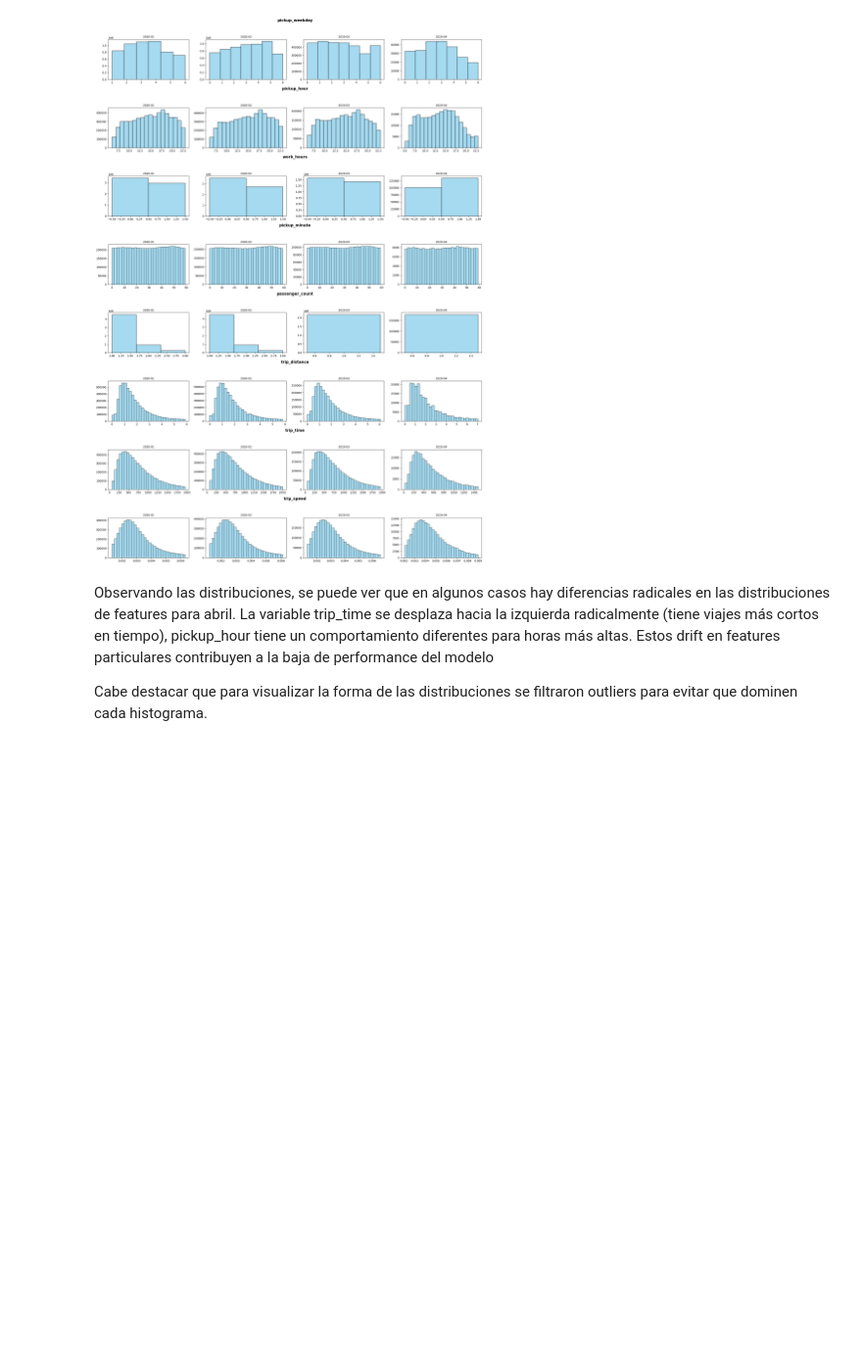
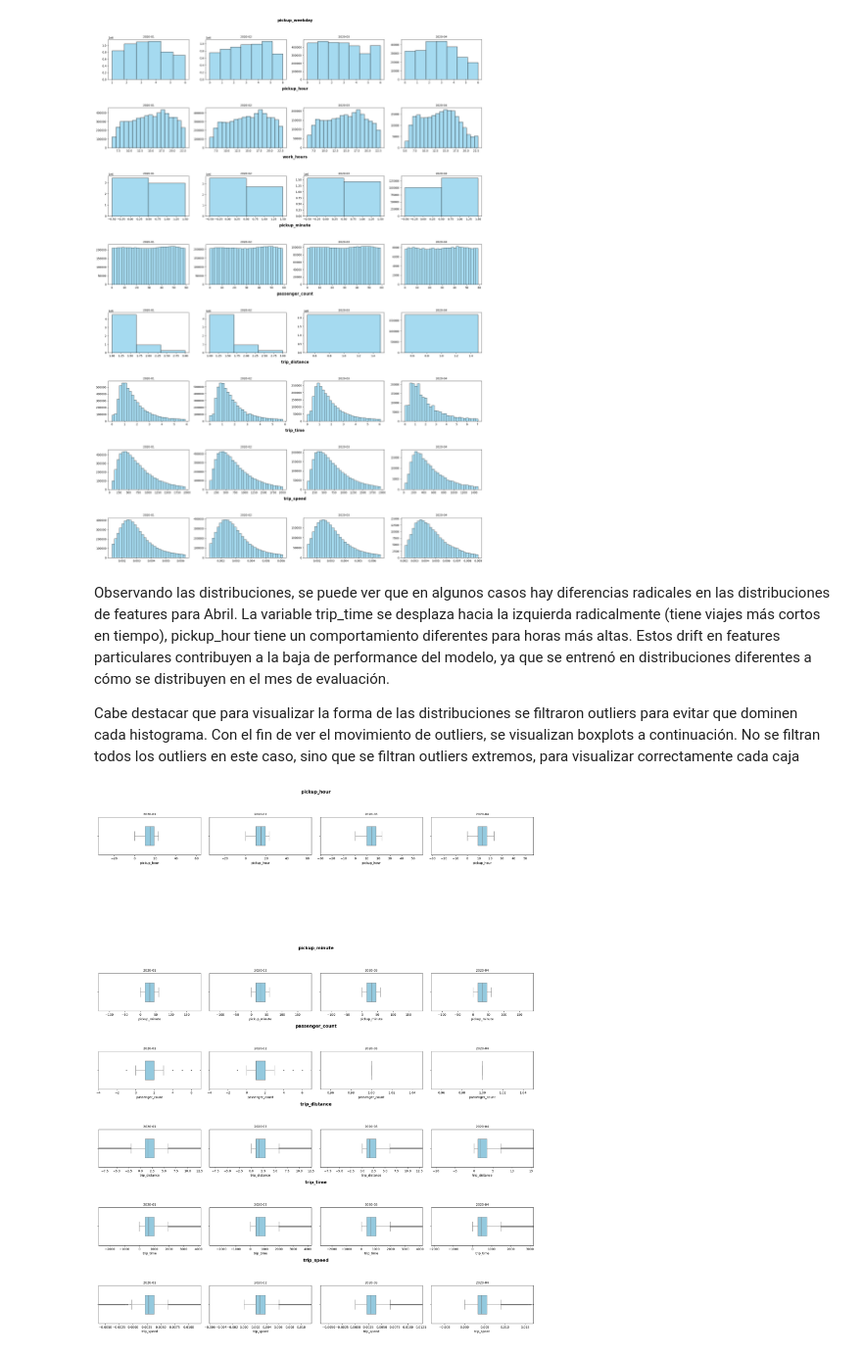
Before and after one commit to DiegoLeonG96/Tarea-1-Desarrollo-de-Proyectos-y-Productos-de-Datos, a Jupyter notebook: notebooks/testing_pipeline.ipynb, the cells around one changed output. Shown at 98% size. Saved outputs shown, nothing was run; the diff lists cells and outputs as text; code cells hidden in the pictures; blank space fills up the shorter version.

Commit message:
añade boxplots y conclusiones

```diff
--- a/notebooks/testing_pipeline.ipynb
+++ b/notebooks/testing_pipeline.ipynb
@@ -75,6 +75,10 @@ plots_obj.generate_numerical_drift()
 # %% [output]
 [figure]
 # %% [markdown]
-Observando las distribuciones, se puede ver que en algunos casos hay diferencias radicales en las distribuciones de features para abril. La variable trip_time se desplaza hacia la izquierda radicalmente (tiene viajes más cortos en tiempo), pickup_hour tiene un comportamiento diferentes para horas más altas. Estos drift en features particulares contribuyen a la baja de performance del modelo
+Observando las distribuciones, se puede ver que en algunos casos hay diferencias radicales en las distribuciones de features para Abril. La variable trip_time se desplaza hacia la izquierda radicalmente (tiene viajes más cortos en tiempo), pickup_hour tiene un comportamiento diferentes para horas más altas. Estos drift en features particulares contribuyen a la baja de performance del modelo, ya que se entrenó en distribuciones diferentes a cómo se distribuyen en el mes de evaluación.
 
-Cabe destacar que para visualizar la forma de las distribuciones se filtraron outliers para evitar que dominen cada histograma.
+Cabe destacar que para visualizar la forma de las distribuciones se filtraron outliers para evitar que dominen cada histograma. Con el fin de ver el movimiento de outliers, se visualizan boxplots a continuación. No se filtran todos los outliers en este caso, sino que se filtran outliers extremos, para visualizar correctamente cada caja
+# %%
+plots_obj.generate_boxplots()
+# %% [output]
+[figure, added]
```
Also changed, not shown: parts of 3 cells of this notebook.
